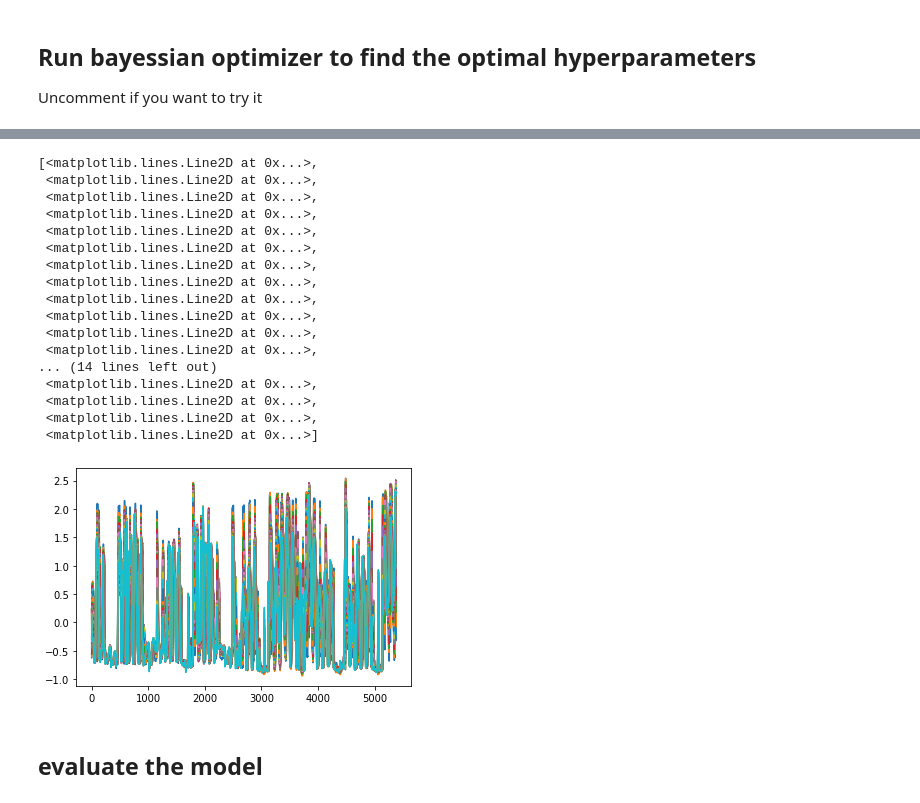
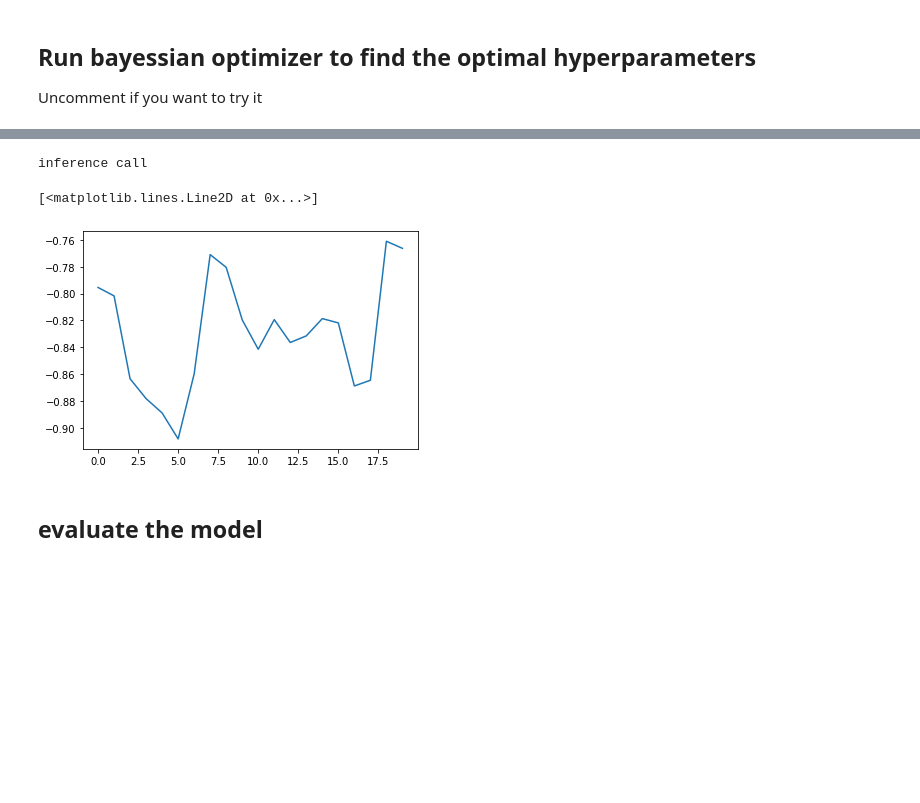
Before and after one commit to Schichael/TCN_Seq2Seq, a Jupyter notebook: notebooks/TCN_TCN_sample_notebook.ipynb, the cells around one changed output, grey strips where cells are left out. Saved outputs shown, nothing was run; the diff lists cells and outputs as text; code cells hidden in the pictures; blank space fills up the shorter version.

Commit message:
fix: fix tcn-tcn model

```diff
--- a/notebooks/TCN_TCN_sample_notebook.ipynb
+++ b/notebooks/TCN_TCN_sample_notebook.ipynb
@@ -14,6 +15,8 @@ import pandas as pd
 # %%
 #set config_path to any path on your system
-config_path = "/home/michael/university_courses/lab_course/lab_group_michael_maciej/model_configs/model_config_TCN_TCN"
+config_path = "/home/michael/university_courses/lab_course/lab_group_michael_maciej" \
+              "/model_configs/model_config_TCN_TCN_non_regressive"
+os.makedirs(name=config_path, exist_ok=True)
 # %%
 
 device_lib.list_local_devices()
@@ -197,6 +230,6 @@ dataset_loaded.process_from_config_inference(input_seq_len=400, output_seq_len=3
                                              )
 # %%
-model = TCN_Seq2Seq()
+model_loaded = TCN_Seq2Seq()
 # %%
-model.load_model(config_path, dataset_loaded.X, is_training_data=False)
+model_loaded.load_model(config_path, dataset_loaded.X[:3], is_training_data=False)
 # %% [output]
@@ -220,26 +241,12 @@ This message will be only logged once.
 # %%
-y_pred = model.predict(dataset_loaded.X)
+y_pred = model_loaded.predict(dataset_loaded.X[:3])
+# %% [output]
+inference call
 # %%
-plt.plot(y_pred)
+plt.plot(y_pred[400])
 # %% [output]
-[<matplotlib.lines.Line2D at 0x...>,
- <matplotlib.lines.Line2D at 0x...>,
- <matplotlib.lines.Line2D at 0x...>,
- <matplotlib.lines.Line2D at 0x...>,
- <matplotlib.lines.Line2D at 0x...>,
- <matplotlib.lines.Line2D at 0x...>,
- <matplotlib.lines.Line2D at 0x...>,
- <matplotlib.lines.Line2D at 0x...>,
- <matplotlib.lines.Line2D at 0x...>,
- <matplotlib.lines.Line2D at 0x...>,
- <matplotlib.lines.Line2D at 0x...>,
- <matplotlib.lines.Line2D at 0x...>,
-... (14 lines left out)
- <matplotlib.lines.Line2D at 0x...>,
- <matplotlib.lines.Line2D at 0x...>,
- <matplotlib.lines.Line2D at 0x...>,
- <matplotlib.lines.Line2D at 0x...>]
+[<matplotlib.lines.Line2D at 0x...>]
-[figure, old version]
+[figure, new version]
 # %%
 
 model.parameter_search(
```
Also changed, not shown: parts of 16 cells of this notebook, 8 other files.
